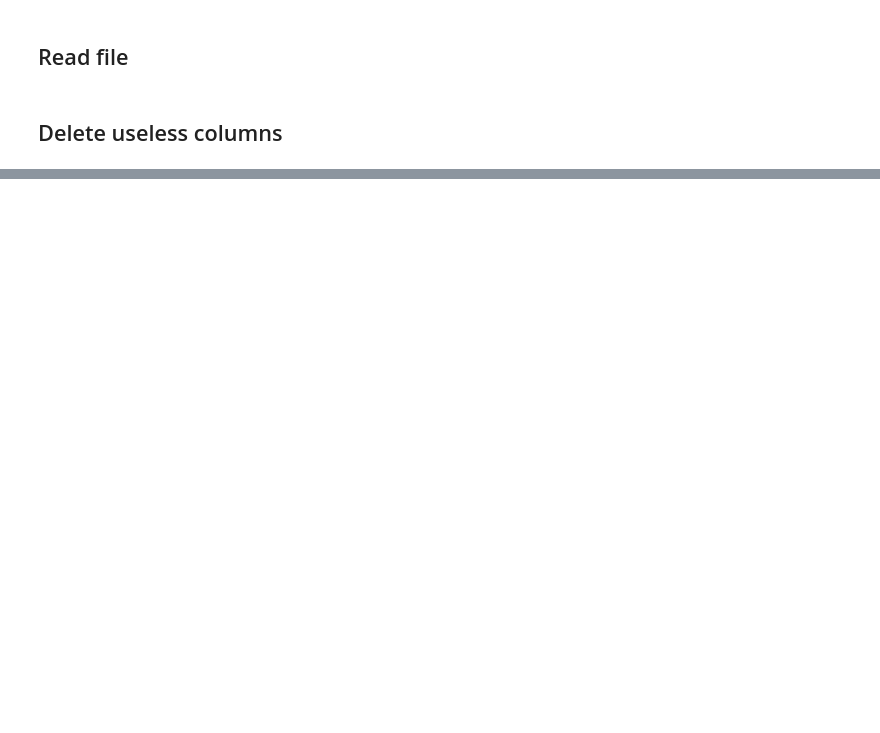
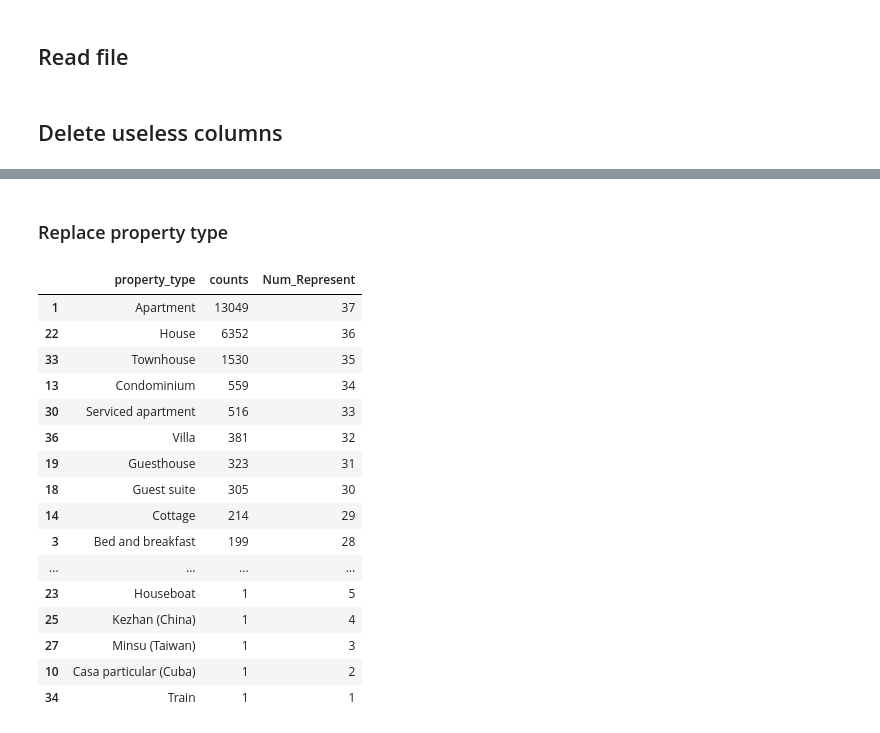
Before and after one commit to BigtoC/Data-Mining-of-Edinburgh-Airbnb, a Jupyter notebook: data-preprocessing.ipynb, the cells around one changed output, grey strips where cells are left out. Cells and saved outputs as stored; diff of their text form; code cells hidden in the pictures; blank space fills up the shorter version.

```diff
--- a/data-preprocessing.ipynb
+++ b/data-preprocessing.ipynb
@@ -30,4 +28,0 @@ bed_type_col = bed_type_gp_list.sort_values(['counts'], ascending=False)
-# %%
-replace_num = [i + 1 for i in range(5)]
-bed_type_col['Num Represent'] = replace_num
-bed_type_col
@@ -42,0 +40,11 @@ listing['bed_type'] = listing['bed_type'].str.replace('Real Bed', '1').replace('
+# %%
+def make_table(col_name: str) -> pd.core.frame.DataFrame:
+    grouping = listing.groupby([col_name])
+    grouping_list = grouping.size().reset_index(name='counts')
+    gp_col = grouping_list.sort_values(['counts'], ascending=False)
+
+    replace_num = [i + 1 for i in range(len(grouping_list))]
+    replace_num.sort(reverse=True)
+    gp_col['Num_Represent'] = replace_num
+    gp_col
+    return gp_col
@@ -42,0 +118,23 @@ listing['bed_type'] = listing['bed_type'].str.replace('Real Bed', '1').replace('
+# %% [markdown]
+### Replace property type
+# %%
+property_gp_table = make_table('property_type')
+property_gp_table
+# %% [output]
+|  | property_type | counts | Num_Represent |
+| 1 | Apartment | 13049 | 37 |
+| 22 | House | 6352 | 36 |
+| 33 | Townhouse | 1530 | 35 |
+| 13 | Condominium | 559 | 34 |
+| 30 | Serviced apartment | 516 | 33 |
+| 36 | Villa | 381 | 32 |
+| 19 | Guesthouse | 323 | 31 |
+| 18 | Guest suite | 305 | 30 |
+| 14 | Cottage | 214 | 29 |
+| 3 | Bed and breakfast | 199 | 28 |
+| ... | ... | ... | ... |
+| 23 | Houseboat | 1 | 5 |
+| 25 | Kezhan (China) | 1 | 4 |
+| 27 | Minsu (Taiwan) | 1 | 3 |
+| 10 | Casa particular (Cuba) | 1 | 2 |
+| 34 | Train | 1 | 1 |
```
Also changed, not shown: parts of 26 cells of this notebook.
